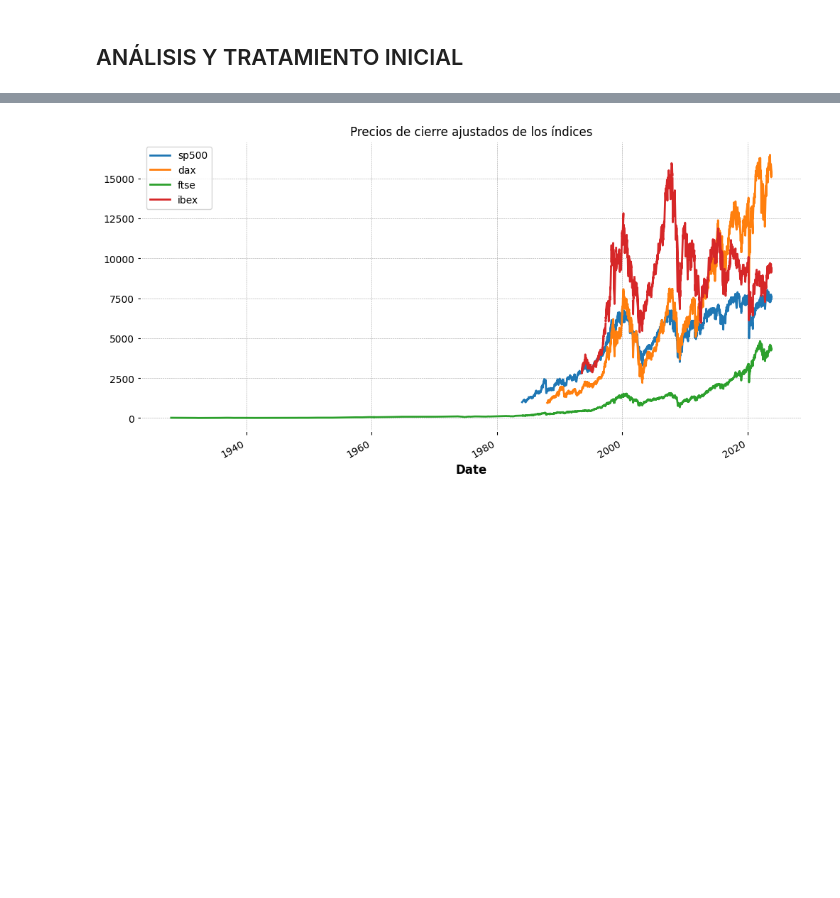
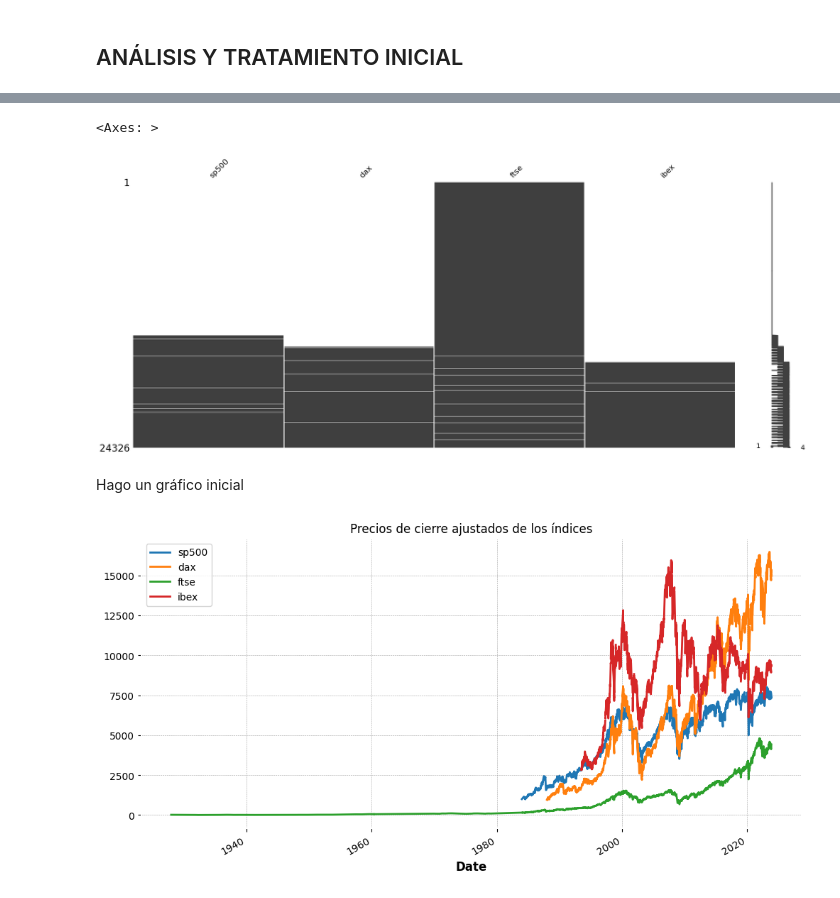
Before and after one commit to alfonso-santos/Intro-Python-Finanzas-2023, a Jupyter notebook: 7_Analisis_Info_Bolsa/7_1_Data_Inicio.ipynb, the cells around one changed output, grey strips where cells are left out. Saved outputs shown, nothing was run; the diff lists cells and outputs as text; code cells hidden in the pictures; blank space fills up the shorter version.

```diff
--- a/7_Analisis_Info_Bolsa/7_1_Data_Inicio.ipynb
+++ b/7_Analisis_Info_Bolsa/7_1_Data_Inicio.ipynb
@@ -540,3 +545,12 @@ Hago un gráfico inicial
+# %%
+# Inspeccionamos los datos nulos
+
+msno.matrix(precios_df)
+# %% [output]
+<Axes: >
+[figure, added]
+# %% [markdown]
+Hago un gráfico inicial
 # %%
 precios_df.plot(figsize=(12,6));
 plt.title('Precios de cierre ajustados de los índices');
```
Also changed, not shown: parts of 17 cells of this notebook, 4 other files.
